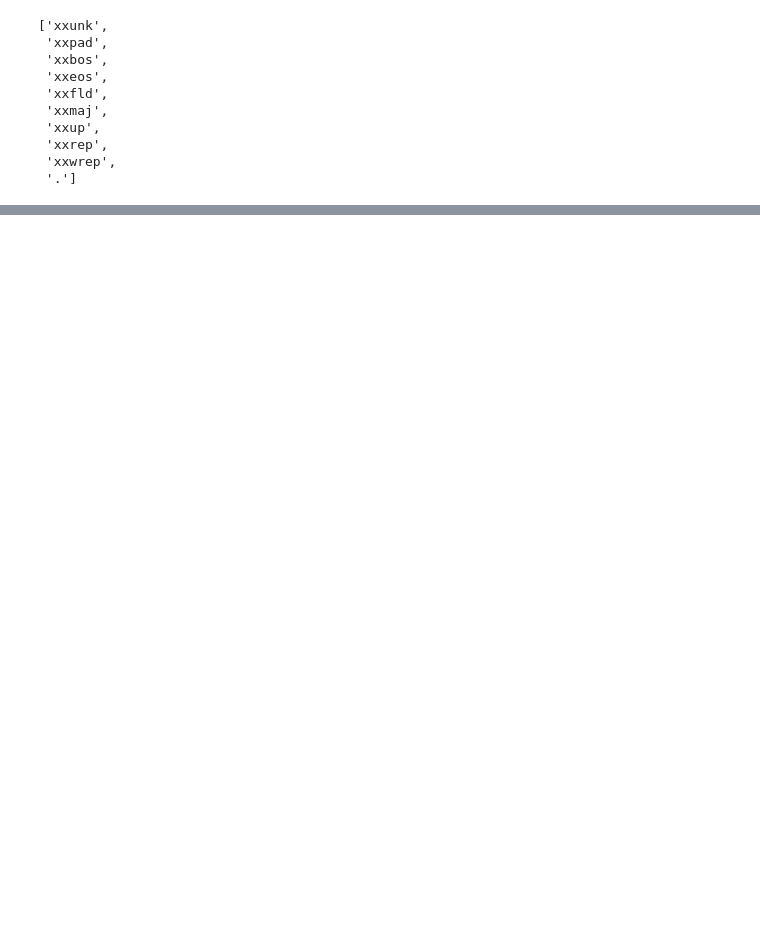
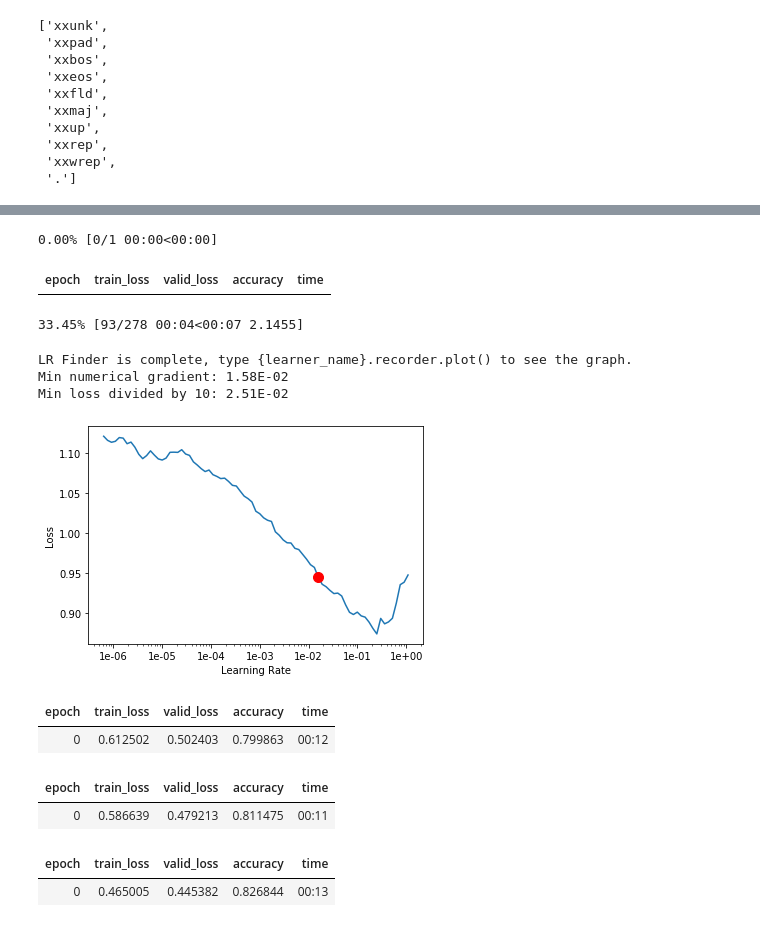
Before and after one commit to rajibmondal/Projects.NLP, a Jupyter notebook: Twitter_US_Airline_Sentiment.ipynb, the cells around one changed output, grey strips where cells are left out. Saved outputs shown, nothing was run; the diff lists cells and outputs as text; code cells hidden in the pictures; blank space fills up the shorter version.

```diff
--- a/Twitter_US_Airline_Sentiment.ipynb
+++ b/Twitter_US_Airline_Sentiment.ipynb
@@ -193,0 +247,22 @@ AssertionError: ignored
+# %%
+data_cls = load_data(base_dir, 'data_cls.pkl', bs=bs)
+# %%
+learn = text_classifier_learner(data_cls, AWD_LSTM, drop_mult=0.2)
+# %%
+learn.load_encoder('fine_tuned_enc');
+# %%
+learn.lr_find()
+learn.recorder.plot(suggestion=True)
+# %% [output]
+0.00% [0/1 00:00<00:00]
+| epoch | train_loss | valid_loss | accuracy | time |
+33.45% [93/278 00:04<00:07 2.1455]
+LR Finder is complete, type {learner_name}.recorder.plot() to see the graph.
+Min numerical gradient: 1.58E-02
+Min loss divided by 10: 2.51E-02
+[figure, added]
+# %%
+learn.fit_one_cycle(1, 1e-02, moms=(0.8, 0.7))
+# %% [output]
+| epoch | train_loss | valid_loss | accuracy | time |
+| 0 | 0.612502 | 0.502403 | 0.799863 | 00:12 |
@@ -193,0 +273,6 @@ AssertionError: ignored
+# %%
+learn.freeze_to(-2)
+learn.fit_one_cycle(1, slice(1e-2/(2.6**4),1e-2), moms=(0.8, 0.7))
+# %% [output]
+| epoch | train_loss | valid_loss | accuracy | time |
+| 0 | 0.586639 | 0.479213 | 0.811475 | 00:11 |
@@ -193,0 +283,6 @@ AssertionError: ignored
+# %%
+learn.freeze_to(-3)
+learn.fit_one_cycle(1, slice(5e-3/(2.6**4),5e-3), moms=(0.8, 0.7))
+# %% [output]
+| epoch | train_loss | valid_loss | accuracy | time |
+| 0 | 0.465005 | 0.445382 | 0.826844 | 00:13 |
```
Also changed, not shown: parts of 31 cells of this notebook.
